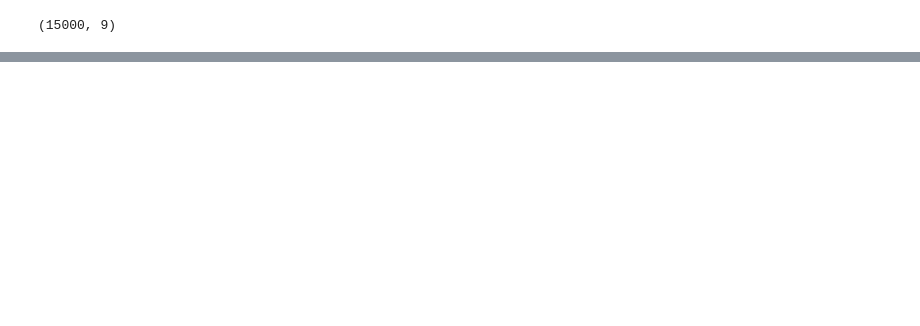
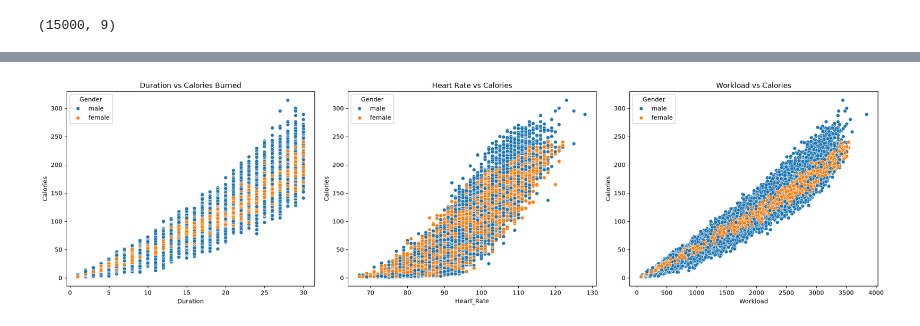
Before and after one commit to DSZHIG/Calories-Burnt-Prediction-ML, a Jupyter notebook: calories_burnt_prediction.ipynb, the cells around one changed output, grey strips where cells are left out. Cells and saved outputs as stored; diff of their text form; code cells hidden in the pictures; blank space fills up the shorter version.

Commit message:
Restructure notebook with data quality checks, feature selection, hyperparameter tuning, SHAP and robustness checks

```diff
--- a/calories_burnt_prediction.ipynb
+++ b/calories_burnt_prediction.ipynb
@@ -406,0 +232,12 @@ GradientBoosting    : baseline=0.9967  tuned=0.9995
+# %%
+fig, axes = plt.subplots(1, 3, figsize=(20, 5.5))
+sns.scatterplot(data=df, x="Duration", y="Calories", hue="Gender", ax=axes[0])
+axes[0].set_title("Duration vs Calories Burned")
+sns.scatterplot(data=df, x="Heart_Rate", y="Calories", hue="Gender", ax=axes[1])
+axes[1].set_title("Heart Rate vs Calories")
+sns.scatterplot(data=df, x="Workload", y="Calories", hue="Gender", ax=axes[2])
+axes[2].set_title("Workload vs Calories")
+plt.tight_layout()
+plt.show()
+# %% [output]
+[figure, added]
```
Also changed, not shown: parts of 82 cells of this notebook.
